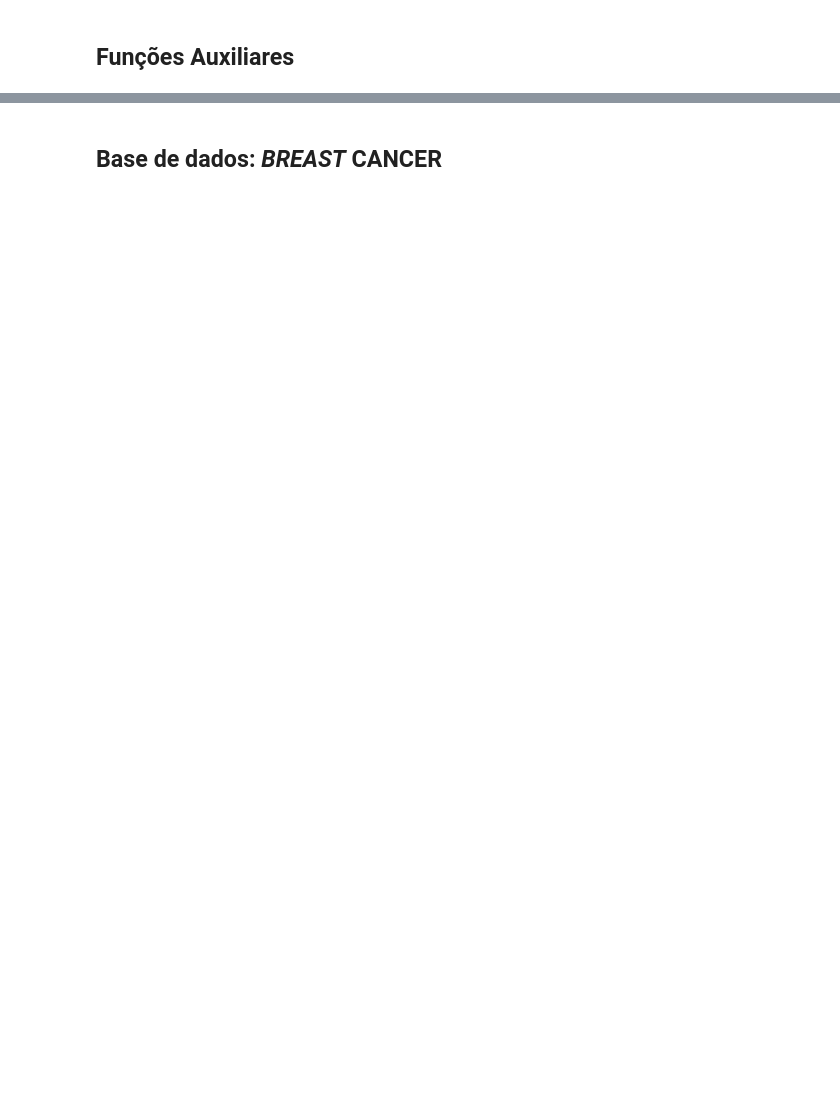
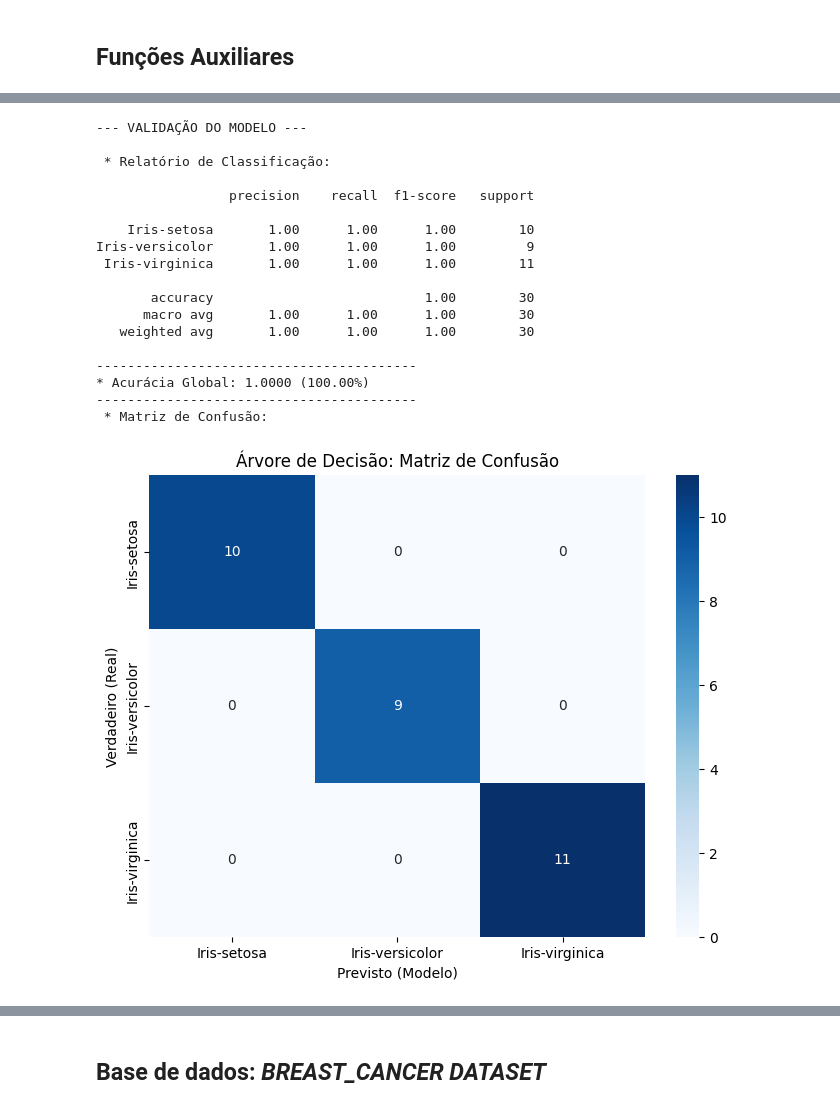
Before and after one commit to msruan/tec_2025.1, a Jupyter notebook: tbfinal_arvores.ipynb, the cells around one changed output, grey strips where cells are left out. Drawn from its saved outputs; the diff is of its cells as text; code cells hidden in the pictures; blank space fills up the shorter version.

Commit message:
tbfinal feat: adicionar knn, agrupar execução dos métodos por dataset

```diff
--- a/tbfinal_arvores.ipynb
+++ b/tbfinal_arvores.ipynb
@@ -107,0 +139,25 @@ def run_decision_tree(dataset, target_column="class", test_size=0.2, random_stat
+# %%
+from sklearn.model_selection import train_test_split
+from sklearn.preprocessing import StandardScaler
+from sklearn.neighbors import KNeighborsClassifier
+from sklearn.metrics import classification_report, confusion_matrix
+import seaborn as sns
+import matplotlib.pyplot as plt
+
+
+def run_knn_classifier(dataset: Bunch, test_size=0.2, random_state=80):
+  X, y = dataset.data, dataset.target
+  X_train, X_test, y_train, y_test = train_test_split(X, y, test_size=test_size, random_state=random_state)
+  scaler = StandardScaler()
+  X_train = scaler.fit_transform(X_train)
+  X_test = scaler.transform(X_test)
+
+  knn = KNeighborsClassifier(n_neighbors=3)
+  knn.fit(X_train, y_train)
+  y_pred = knn.predict(X_test)
+
+  print(classification_report(y_test, y_pred))
+  # sns.heatmap(confusion_matrix(y_test, y_pred), annot=True, cmap='Blues')
+  # plt.show()
+
+  run_validation(knn, X_test, y_test, nome_classes=dataset.target_names, graph_title="KNN:")
@@ -152,0 +168,20 @@ Iris-versicolor       1.00      1.00      1.00         9
+# %%
+from ucimlrepo import fetch_ucirepo
+from ucimlrepo.dotdict import dotdict
+
+from sklearn.datasets import load_iris
+from sklearn.utils import Bunch
+
+
+
+IRIS_DATASET_ID_UCIREPO = 53
+
+# Carregando o dataset Iris em dois formatos diferentes
+iris_bunch_dataset: Bunch = load_iris()
+iris_dotdict_dataset: dotdict = fetch_ucirepo(id=IRIS_DATASET_ID_UCIREPO)
+
+# Executando os algoritmos
+run_decision_tree(iris_dotdict_dataset, target_column="class")
+run_naive_bayes_classifier(iris_bunch_dataset)
+run_knn_classifier(iris_bunch_dataset)
+# %% [output]
@@ -152,0 +206,19 @@ Iris-versicolor       1.00      1.00      1.00         9
+--- VALIDAÇÃO DO MODELO ---
+
+ * Relatório de Classificação:
+
+                 precision    recall  f1-score   support
+
+    Iris-setosa       1.00      1.00      1.00        10
+Iris-versicolor       1.00      1.00      1.00         9
+ Iris-virginica       1.00      1.00      1.00        11
+
+       accuracy                           1.00        30
+      macro avg       1.00      1.00      1.00        30
+   weighted avg       1.00      1.00      1.00        30
+
+-----------------------------------------
+* Acurácia Global: 1.0000 (100.00%)
+-----------------------------------------
+ * Matriz de Confusão:
+[figure, added]
@@ -153,2 +262,2 @@ Iris-versicolor       1.00      1.00      1.00         9
 # %% [markdown]
-## Base de dados: *BREAST* CANCER
+## Base de dados: *BREAST_CANCER DATASET*
```
Also changed, not shown: parts of 29 cells of this notebook.
